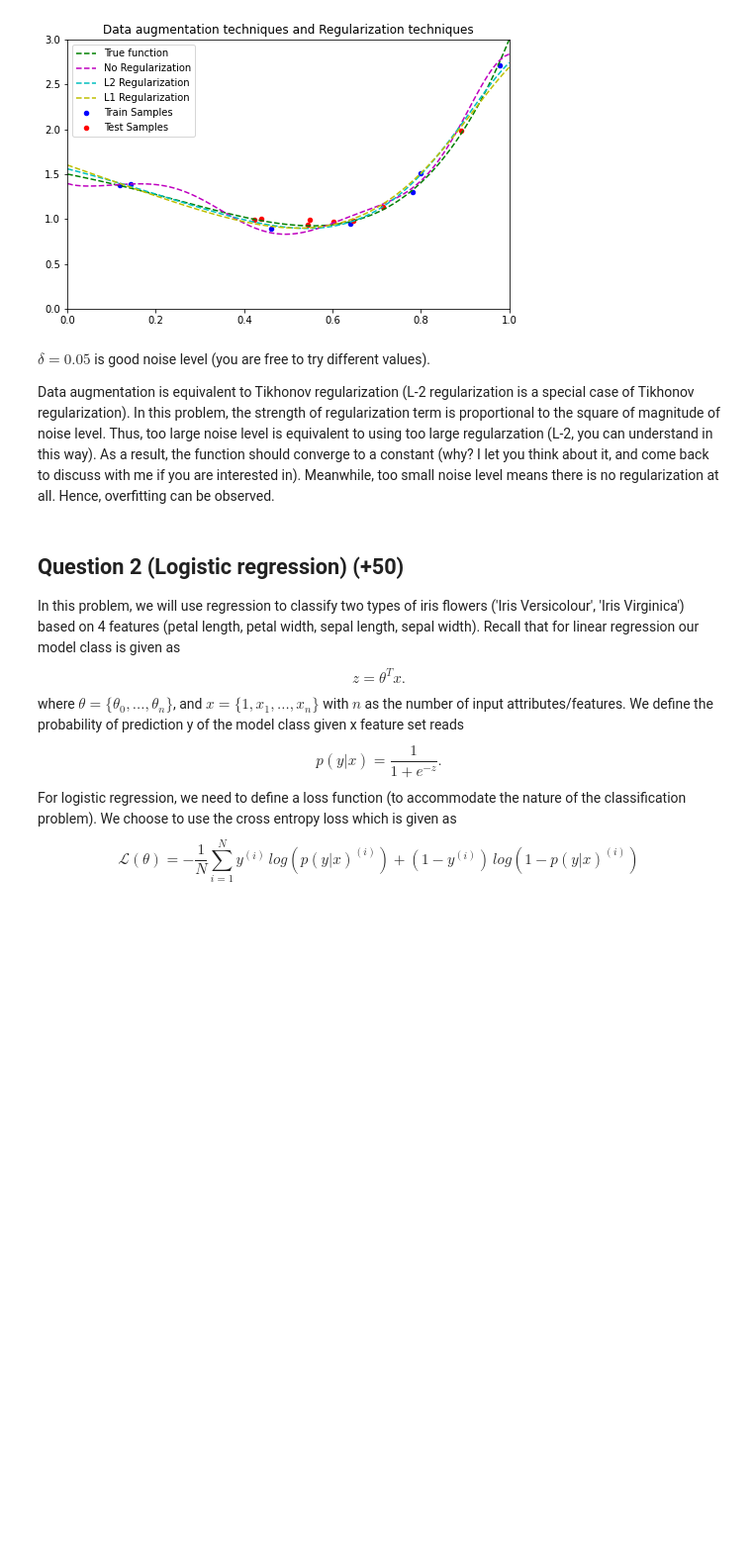
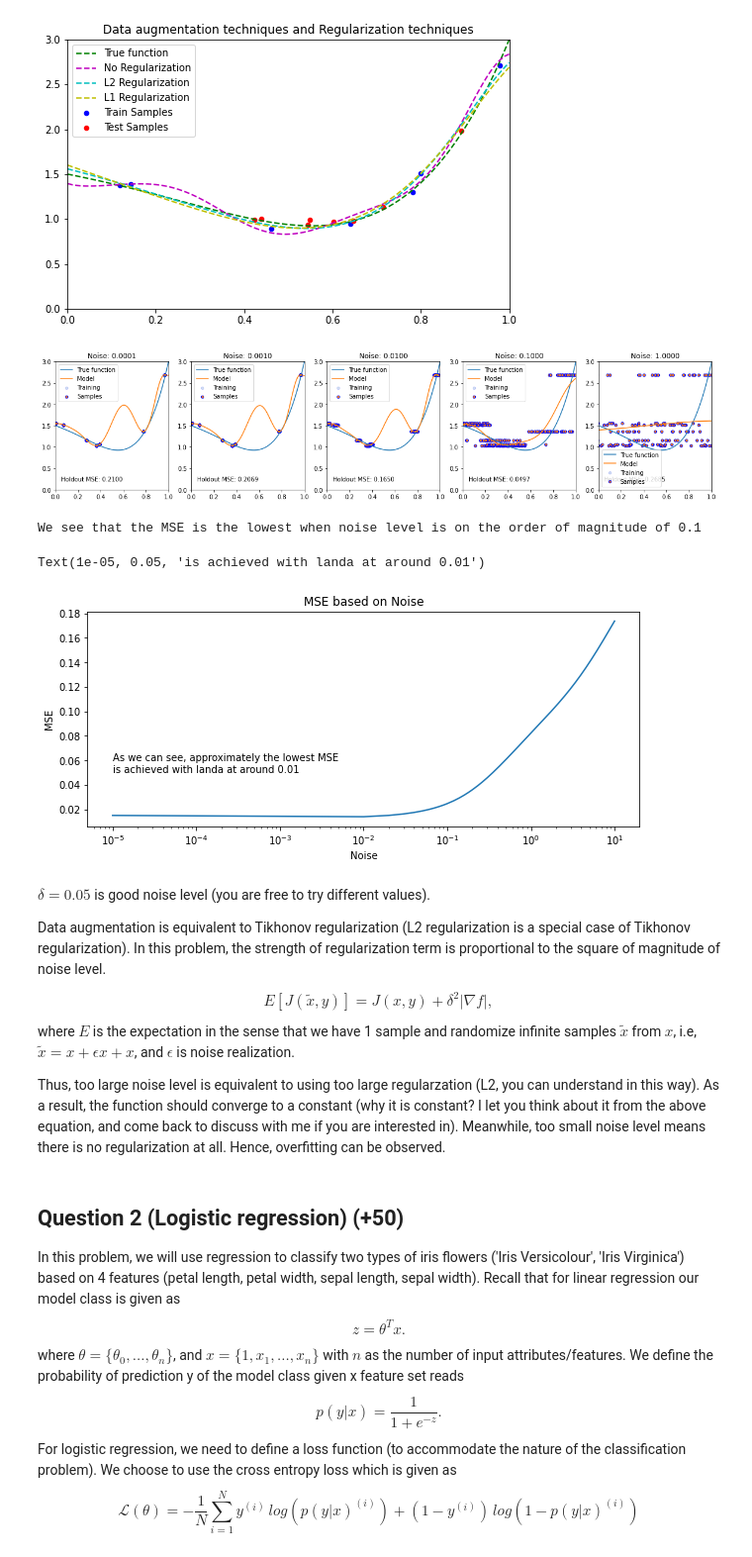
Before and after one commit to nguyenvanhaibk92/Fa22---INTRO-TO-MACHINE-LEARNING, a Jupyter notebook: Assignments_and_Exams/Assignment_2_solutions.ipynb, the cells around one changed output. Shown at 99% size. Drawn from its saved outputs; the diff is of its cells as text; code cells hidden in the pictures; blank space fills up the shorter version.

```diff
--- a/Assignments_and_Exams/Assignment_2_solutions.ipynb
+++ b/Assignments_and_Exams/Assignment_2_solutions.ipynb
@@ -301,10 +301,74 @@ plt.title('Data augmentation techniques and Regularization techniques')
 # %% [output]
 Text(0.5, 1.0, 'Data augmentation techniques and Regularization techniques')
 [figure]
+# %%
+## EXERCISE 1g
+degree = 10
+noise = [0.0001,0.001,0.01,0.1,1]
+plt.figure(figsize=(20, 4))
+samples = 7
+augmented = 350
+n_cloned = int(augmented/samples)
+X = np.sort(np.random.rand(samples))
+X_cloned = np.repeat(X,n_cloned)
+Y = true_fn(X) + np.random.randn(n_samples) * 0.05 * true_fn(X)
+Y_data_augmented = np.repeat(Y,n_cloned)
+# Test samples
+n_holdout_samples = 8
+X_holdout = np.sort(np.random.rand(n_holdout_samples))
+Y_holdout = true_fn(X_holdout) + np.random.randn(n_holdout_samples) * 0.05 * true_fn(X_holdout)
+for i in range(len(noise)):
+    ax = plt.subplot(1, len(noise), i + 1)
+    X_data_augmented = X_cloned + np.random.randn(augmented) * noise[i]
+    polynomial_features = PolynomialFeatures(degree, include_bias=False)
+    linear_regression = LinearRegression()
+    pipeline = Pipeline([("pf", polynomial_features), ("lr", linear_regression)])
+    pipeline.fit(X_data_augmented[:, np.newaxis], Y_data_augmented)
+    ax.plot(X_test, true_fn(X_test), label="True function")
+    ax.plot(X_test, pipeline.predict(X_test[:, np.newaxis]), label="Model")
+    ax.scatter(X_data_augmented, Y_data_augmented, edgecolor='b', s=20, label="Training", alpha=0.2)
+    ax.scatter(X_data_augmented, Y_data_augmented, edgecolor='b', s=20, label="Samples")
+    ax.text(0.05,0.2, 'Holdout MSE: %.4f' % ((Y_holdout-pipeline.predict(X_holdout[:, np.newaxis]))**2).mean())
+    ax.legend()
+    ax.set_xlim((0, 1))
+    ax.set_ylim((0, 3))
+    ax.set_title('Noise: %.4f' % noise[i])
+plt.show()
+print('We see that the MSE is the lowest when noise level is on the order of magnitude of 0.1')
+# We can check this by looking into the evolution of MSE based on the noise selected
+plt.figure(figsize=(10, 4))
+noise_test = np.linspace(10**-5, 10, 1000)
+MSE=np.zeros(noise_test.shape)
+for i in range(len(noise_test)):
+    polynomial_features = PolynomialFeatures(degree, include_bias=False)
+    ridge2_regression = Ridge(alpha=noise_test[i]) # sklearn uses alpha instead of lambda
+    ridge2_pipeline = Pipeline([("pf", polynomial_features), ("ri", ridge2_regression)])
+    ridge2_pipeline.fit(X[:, np.newaxis], Y)
+
+    MSE[i] =  ((Y_holdout-ridge2_pipeline.predict(X_holdout[:, np.newaxis]))**2).mean()
+plt.plot(noise_test, MSE, label="Mean Squared Error")
+plt.xscale('log')
+plt.xlabel('Noise')
+plt.ylabel('MSE')
+plt.title("MSE based on Noise")
+plt.text(10**-5,0.06, 'As we can see, approximately the lowest MSE')
+plt.text(10**-5,0.05,'is achieved with landa at around 0.01')
+# %% [output]
+[figure, added]
+We see that the MSE is the lowest when noise level is on the order of magnitude of 0.1
+Text(1e-05, 0.05, 'is achieved with landa at around 0.01')
+[figure, added]
 # %% [markdown]
 $\delta = 0.05$ is good noise level (you are free to try different values).
 
-Data augmentation is equivalent to Tikhonov regularization (L-2 regularization is a special case of Tikhonov regularization). In this problem, the strength of regularization term is proportional to the square of magnitude of noise level. Thus, too large noise level is equivalent to using too large regularzation (L-2, you can understand in this way). As a result, the function should converge to a constant (why? I let you think about it, and come back to discuss with me if you are interested in). Meanwhile, too small noise level means there is no regularization at all. Hence, overfitting can be observed.
+Data augmentation is equivalent to Tikhonov regularization (L2 regularization is a special case of Tikhonov regularization). In this problem, the strength of regularization term is proportional to the square of magnitude of noise level.
+
+$$
+E[J(\tilde{x},y)] = J(x,y) + \delta^2 |\nabla f|,
+$$
+where $E$ is the expectation in the sense that we have 1 sample and randomize infinite samples $\tilde{x}$ from $x$, i.e, $\tilde{x} = x + \epsilon x + x$, and $\epsilon$ is noise realization.
+
+Thus, too large noise level is equivalent to using too large regularzation (L2, you can understand in this way). As a result, the function should converge to a constant (why it is constant? I let you think about it from the above equation, and come back to discuss with me if you are interested in). Meanwhile, too small noise level means there is no regularization at all. Hence, overfitting can be observed.
 # %% [markdown]
 ## **Question 2** (Logistic regression) (+50)
 
```
Also changed, not shown: parts of 4 cells of this notebook, 3 other files.
